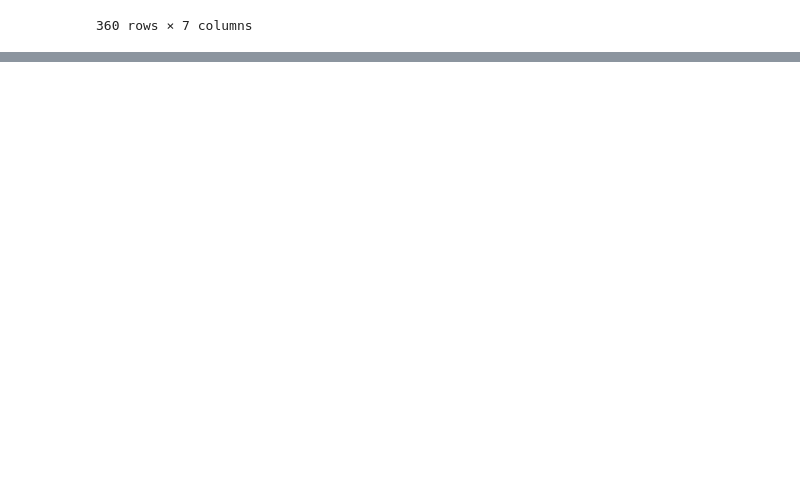
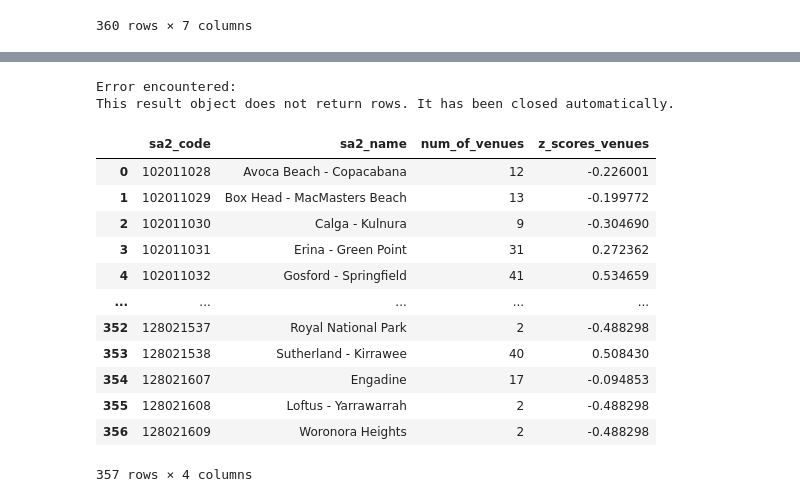
Before and after one commit to horeilly2021/Sydney-Analysis-Python-SQL, a Jupyter notebook: CodeCleaning.ipynb, the cells around one changed output, grey strips where cells are left out. Drawn from its saved outputs; the diff is of its cells as text; code cells hidden in the pictures; blank space fills up the shorter version.

```diff
--- a/CodeCleaning.ipynb
+++ b/CodeCleaning.ipynb
@@ -660,0 +661,15 @@ z_scores_df
+# %%
+"""
+Importing and cleaning up liquor file
+"""
+
+pubs = pd.read_csv("Liquor.csv")
+
+pubs["geom"] = gpd.points_from_xy(pubs.Latitude, pubs.Longitude)
+pubs["geom"] = pubs["geom"].apply(lambda x: WKTElement(x.wkt, srid=srid))
+
+pubs = pubs.loc[:, ['SA2', 'Licence name', 'Licence number', 'Licence type', 'Status', 'Trading Status', 'Latitude', 'Longitude', 'geom']]
+pubs = pubs.rename(columns={"SA2": "sa2 name", "Latitude": "venues_lat", "Longitude": "venues_long"})
+
+pubs = lowercase_column_names(pubs)
+pubs = pubs.rename(columns=lambda x: x.replace(" ", "_"))
@@ -660,0 +705,56 @@ z_scores_df
+# %%
+"""
+Collecting information and z-scores
+"""
+
+updating_pubs = """
+UPDATE pubs
+SET geom = ST_SetSRID(ST_MakePoint(venues_long::float, venues_lat::float), 4326)::geometry;
+"""
+query(conn, updating_pubs)
+
+# Accounting for suspended licences, currently trading venues and does not include bottleshops, supermarkets, etc...
+# Only includes venues such as pubs, bar and hotels, e.g. venues
+sql = """
+SELECT
+    CAST(sa2.sa2_code AS INTEGER) AS sa2_code,
+    sa2.sa2_name,
+    COUNT(pubs.licence_name) AS num_of_venues
+FROM
+    sa2
+LEFT JOIN
+    pubs ON ST_Contains(sa2.geom, pubs.geom)
+WHERE
+    pubs.status = 'Current'
+    AND pubs.trading_status = 'Trading'
+    AND pubs.licence_type <> 'Liquor - packaged liquor licence'
+GROUP BY
+    sa2.sa2_code,
+    sa2.sa2_name
+ORDER BY
+    sa2.sa2_code;
+"""
+
+venues = query(conn, sql)
+
+num_of_venues_array = venues['num_of_venues'].values
+z_scores_venues = find_z_scores(num_of_venues_array)
+
+venues['z_scores_venues'] = z_scores_venues
+venues
+# %% [output]
+Error encountered:
+This result object does not return rows. It has been closed automatically.
+|  | sa2_code | sa2_name | num_of_venues | z_scores_venues |
+| 0 | 102011028 | Avoca Beach - Copacabana | 12 | -0.226001 |
+| 1 | 102011029 | Box Head - MacMasters Beach | 13 | -0.199772 |
+| 2 | 102011030 | Calga - Kulnura | 9 | -0.304690 |
+| 3 | 102011031 | Erina - Green Point | 31 | 0.272362 |
+| 4 | 102011032 | Gosford - Springfield | 41 | 0.534659 |
+| ... | ... | ... | ... | ... |
+| 352 | 128021537 | Royal National Park | 2 | -0.488298 |
+| 353 | 128021538 | Sutherland - Kirrawee | 40 | 0.508430 |
+| 354 | 128021607 | Engadine | 17 | -0.094853 |
+| 355 | 128021608 | Loftus - Yarrawarrah | 2 | -0.488298 |
+| 356 | 128021609 | Woronora Heights | 2 | -0.488298 |
+357 rows × 4 columns
```
Also changed, not shown: parts of 6 cells of this notebook, 1 other file.
